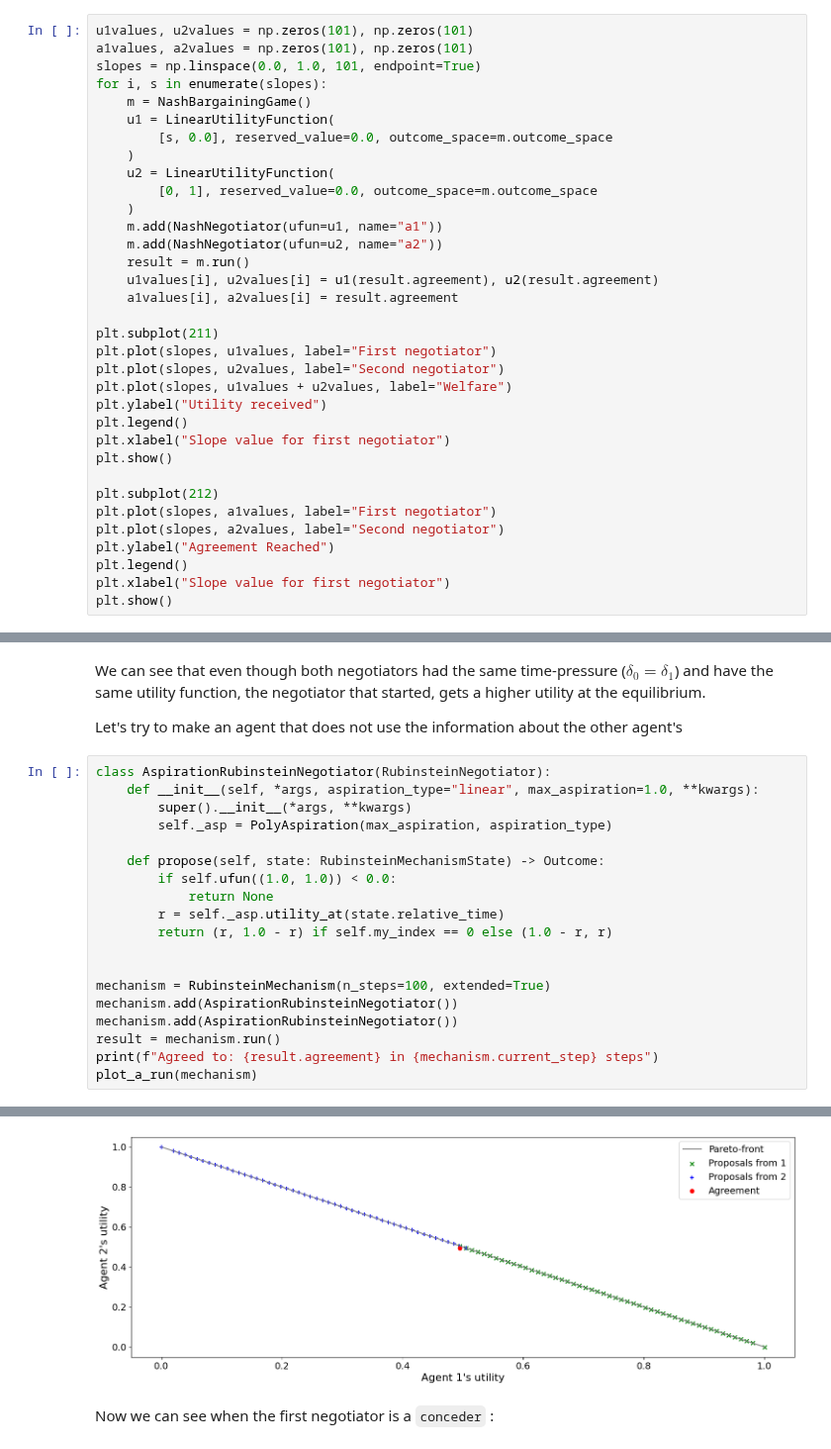
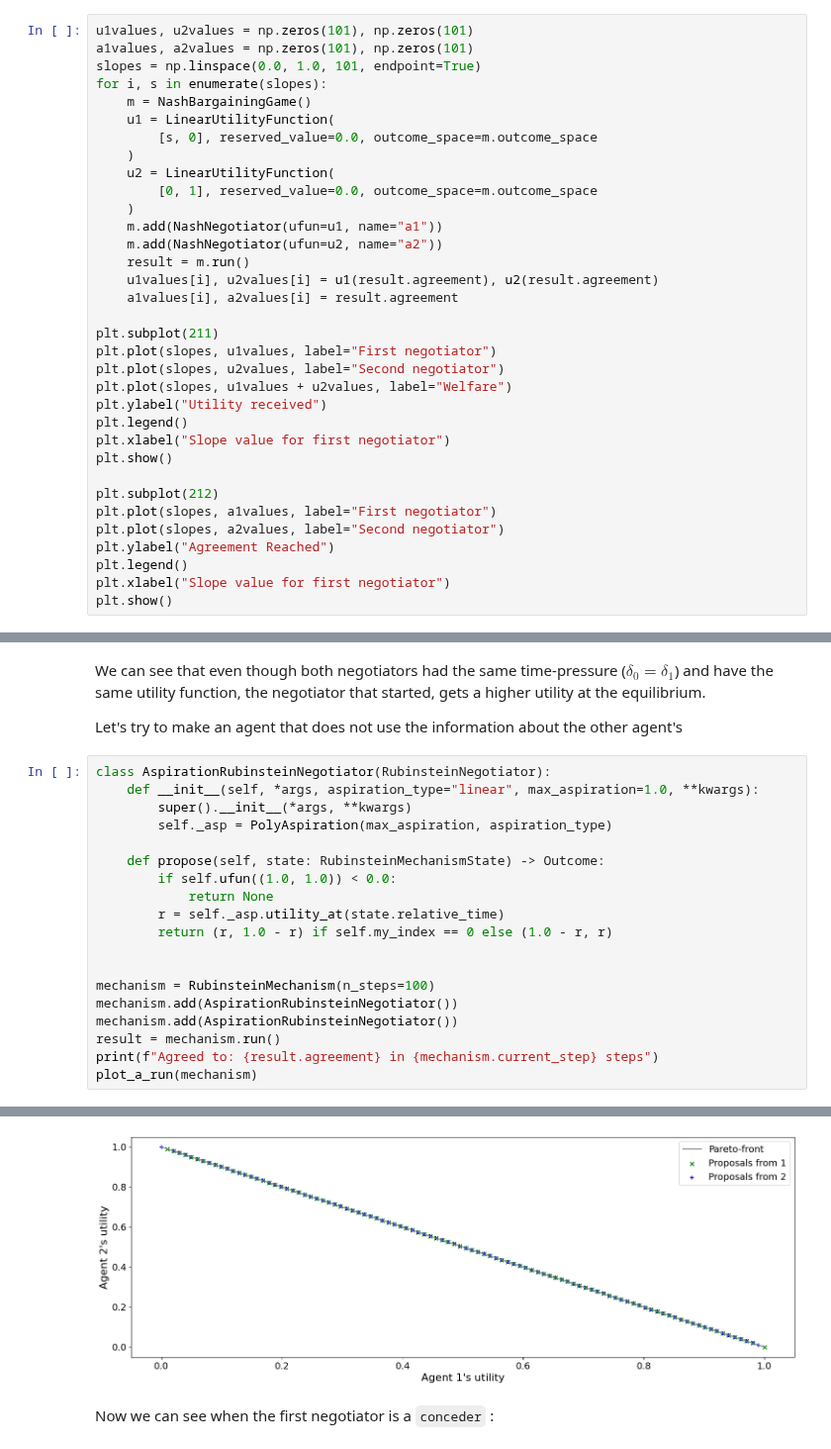
Before and after one commit to yasserfarouk/negmas, a Jupyter notebook: notebooks/tutorials/03.develop_new_mechanism.ipynb, the cells around one changed output, grey strips where cells are left out. Shown at 99% size. Drawn from its saved outputs; the diff is of its cells as text.

```diff
--- a/notebooks/tutorials/03.develop_new_mechanism.ipynb
+++ b/notebooks/tutorials/03.develop_new_mechanism.ipynb
@@ -237,7 +237,7 @@ slopes = np.linspace(0.0, 1.0, 101, endpoint=True)
 for i, s in enumerate(slopes):
     m = NashBargainingGame()
     u1 = LinearUtilityFunction(
-        [s, 0.0], reserved_value=0.0, outcome_space=m.outcome_space
+        [s, 0], reserved_value=0.0, outcome_space=m.outcome_space
     )
     u2 = LinearUtilityFunction(
         [0, 1], reserved_value=0.0, outcome_space=m.outcome_space
@@ -480,7 +488,7 @@ class AspirationRubinsteinNegotiator(RubinsteinNegotiator):
         return (r, 1.0 - r) if self.my_index == 0 else (1.0 - r, r)
 
 
-mechanism = RubinsteinMechanism(n_steps=100, extended=True)
+mechanism = RubinsteinMechanism(n_steps=100)
 mechanism.add(AspirationRubinsteinNegotiator())
 mechanism.add(AspirationRubinsteinNegotiator())
 result = mechanism.run()
@@ -491,4 +499,4 @@ Agreed to: (0.49504950495049505, 0.49504950495049505) in 51 steps
-[figure, old version]
+[figure, new version]
 # %% [markdown]
 Now we can see when the first negotiator is a `conceder` :
 # %%
```
Also changed, not shown: parts of 17 cells of this notebook, 28 other files.
